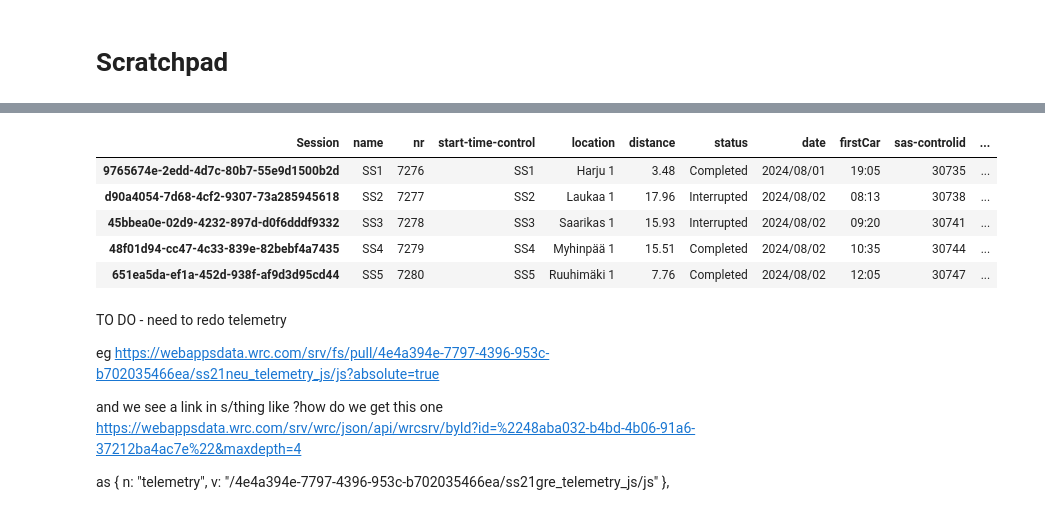
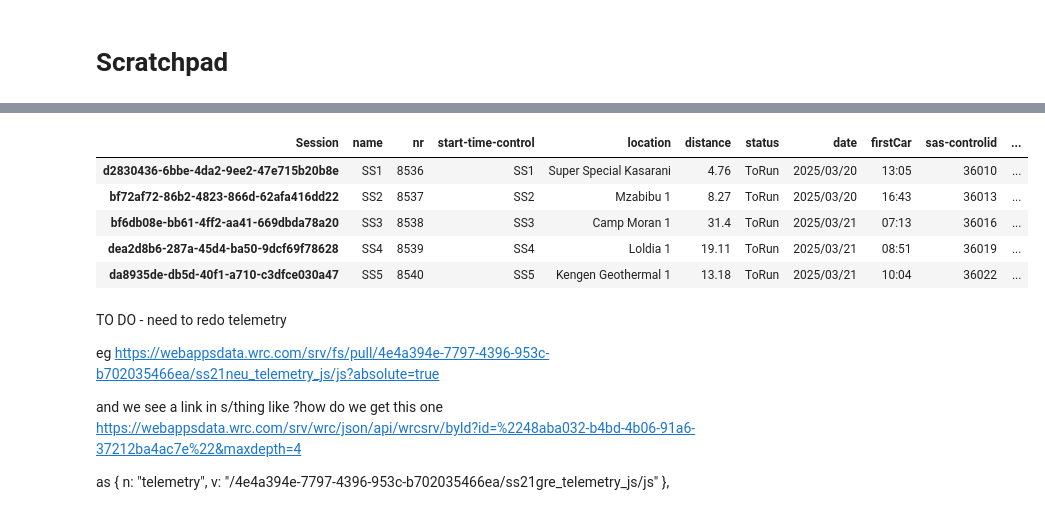
Before and after one commit to RallyDataJunkie/wrc-shinylive-geo, a Jupyter notebook: src/shinyapp/.scratchpad.ipynb, the cells around one changed output, grey strips where cells are left out. Cells and saved outputs as stored; diff of their text form; code cells hidden in the pictures.

```diff
--- a/src/shinyapp/.scratchpad.ipynb
+++ b/src/shinyapp/.scratchpad.ipynb
@@ -149,16 +165,16 @@ df_biog.head(2)
 2 rows × 78 columns
 # %%
 df_rallydata = wrc.process_rally_data(
-    wrc.get_rallies_data(2024), rallyname="Rally Finland", year=2024
+    wrc.get_rallies_data(2025), rallyname="Safari Rally Kenya", year=2025
 )
 df_rallydata.head()
 # %% [output]
 | Session | name | nr | start-time-control | location | distance | status | date | firstCar | sas-controlid | ... |
-| 9765674e-2edd-4d7c-80b7-55e9d1500b2d | SS1 | 7276 | SS1 | Harju 1 | 3.48 | Completed | 2024/08/01 | 19:05 | 30735 | ... |
-| d90a4054-7d68-4cf2-9307-73a285945618 | SS2 | 7277 | SS2 | Laukaa 1 | 17.96 | Interrupted | 2024/08/02 | 08:13 | 30738 | ... |
-| 45bbea0e-02d9-4232-897d-d0f6dddf9332 | SS3 | 7278 | SS3 | Saarikas 1 | 15.93 | Interrupted | 2024/08/02 | 09:20 | 30741 | ... |
-| 48f01d94-cc47-4c33-839e-82bebf4a7435 | SS4 | 7279 | SS4 | Myhinpää 1 | 15.51 | Completed | 2024/08/02 | 10:35 | 30744 | ... |
-| 651ea5da-ef1a-452d-938f-af9d3d95cd44 | SS5 | 7280 | SS5 | Ruuhimäki 1 | 7.76 | Completed | 2024/08/02 | 12:05 | 30747 | ... |
+| d2830436-6bbe-4da2-9ee2-47e715b20b8e | SS1 | 8536 | SS1 | Super Special Kasarani | 4.76 | ToRun | 2025/03/20 | 13:05 | 36010 | ... |
+| bf72af72-86b2-4823-866d-62afa416dd22 | SS2 | 8537 | SS2 | Mzabibu 1 | 8.27 | ToRun | 2025/03/20 | 16:43 | 36013 | ... |
+| bf6db08e-bb61-4ff2-aa41-669dbda78a20 | SS3 | 8538 | SS3 | Camp Moran 1 | 31.4 | ToRun | 2025/03/21 | 07:13 | 36016 | ... |
+| dea2d8b6-287a-45d4-ba50-9dcf69f78628 | SS4 | 8539 | SS4 | Loldia 1 | 19.11 | ToRun | 2025/03/21 | 08:51 | 36019 | ... |
+| da8935de-db5d-40f1-a710-c3dfce030a47 | SS5 | 8540 | SS5 | Kengen Geothermal 1 | 13.18 | ToRun | 2025/03/21 | 10:04 | 36022 | ... |
 # %% [markdown]
 TO DO - need to redo telemetry
 
```
Also changed, not shown: parts of 34 cells of this notebook, 1 other file.
